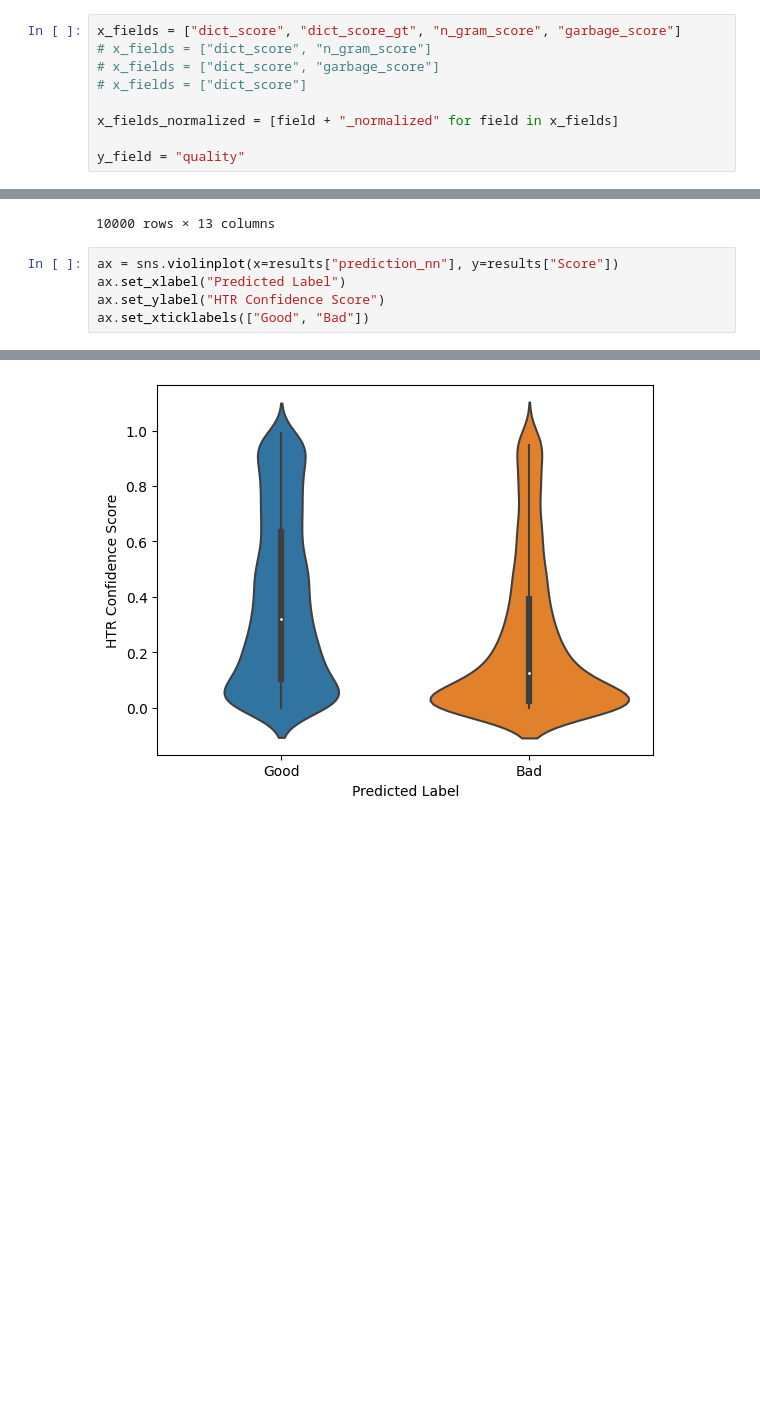
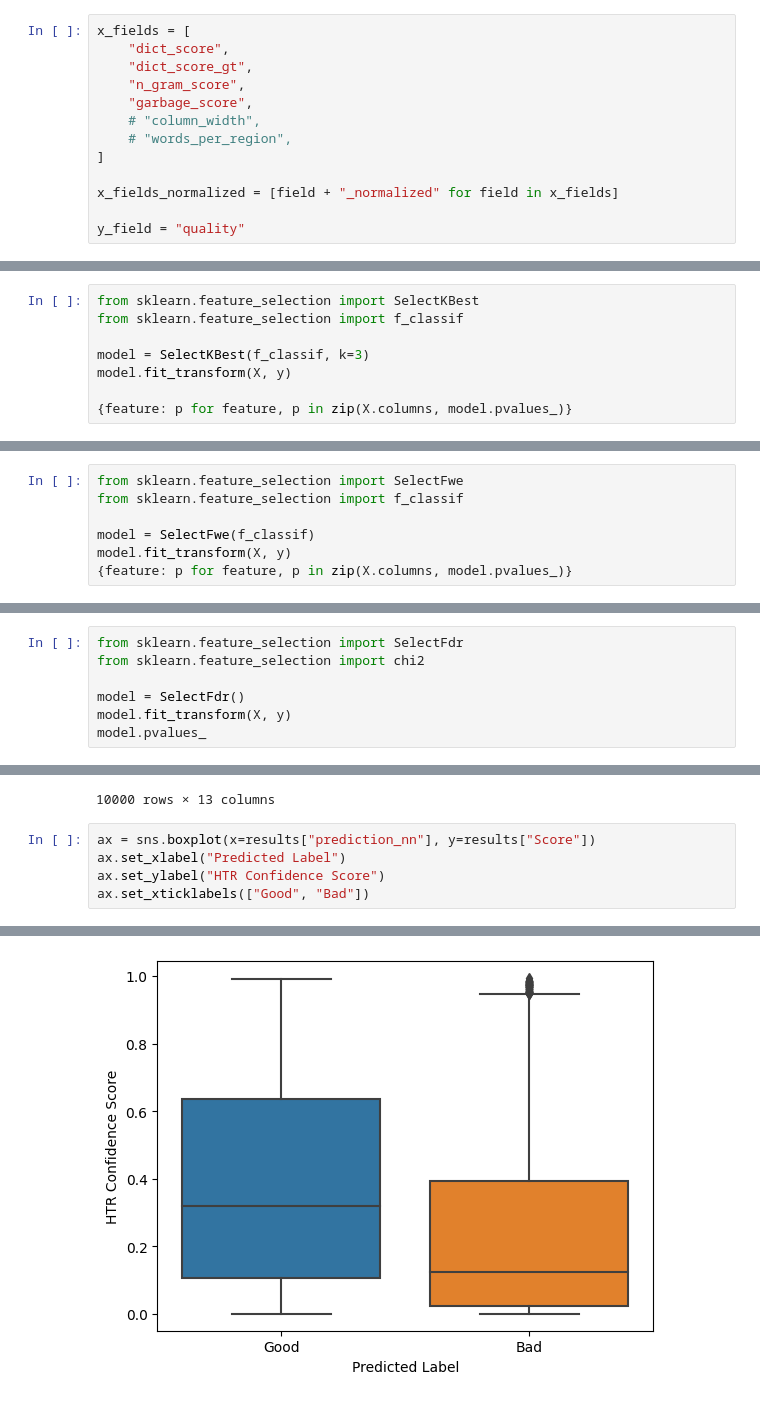
Before and after one commit to LAHTeR/nautilusocr, a Jupyter notebook: notebooks/quality.ipynb, the cells around one changed output, grey strips where cells are left out. Drawn from its saved outputs; the diff is of its cells as text; blank space fills up the shorter version.

```diff
--- a/notebooks/quality.ipynb
+++ b/notebooks/quality.ipynb
@@ -829,10 +988,14 @@ for ax in (ax1, ax2):
 # %% [markdown]
 ## Plot Features
 # %%
-x_fields = ["dict_score", "dict_score_gt", "n_gram_score", "garbage_score"]
-# x_fields = ["dict_score", "n_gram_score"]
-# x_fields = ["dict_score", "garbage_score"]
-# x_fields = ["dict_score"]
+x_fields = [
+    "dict_score",
+    "dict_score_gt",
+    "n_gram_score",
+    "garbage_score",
+    # "column_width",
+    # "words_per_region",
+]
 
 x_fields_normalized = [field + "_normalized" for field in x_fields]
 
@@ -923,0 +1106,8 @@ y = filtered[y_field]
+# %%
+from sklearn.feature_selection import SelectKBest
+from sklearn.feature_selection import f_classif
+
+model = SelectKBest(f_classif, k=3)
+model.fit_transform(X, y)
+
+{feature: p for feature, p in zip(X.columns, model.pvalues_)}
@@ -923,0 +1121,7 @@ y = filtered[y_field]
+# %%
+from sklearn.feature_selection import SelectFwe
+from sklearn.feature_selection import f_classif
+
+model = SelectFwe(f_classif)
+model.fit_transform(X, y)
+{feature: p for feature, p in zip(X.columns, model.pvalues_)}
@@ -923,0 +1135,7 @@ y = filtered[y_field]
+# %%
+from sklearn.feature_selection import SelectFdr
+from sklearn.feature_selection import chi2
+
+model = SelectFdr()
+model.fit_transform(X, y)
+model.pvalues_
@@ -1441,10 +1692,10 @@ results
 | 9999 | /data/globalise/1.04.02/2242/imag... | 0.802952 | „mijdelijk, en niet te ontleggen ... | [mijdelijk,, en, niet, te, ontleg... | 0.457143 | 0.714286 | 0.000000 | 0.000000 | ... |
 10000 rows × 13 columns
 # %%
-ax = sns.violinplot(x=results["prediction_nn"], y=results["Score"])
+ax = sns.boxplot(x=results["prediction_nn"], y=results["Score"])
 ax.set_xlabel("Predicted Label")
 ax.set_ylabel("HTR Confidence Score")
 ax.set_xticklabels(["Good", "Bad"])
 # %% [output]
 [Text(0, 0, 'Good'), Text(1, 0, 'Bad')]
-[figure, old version]
+[figure, new version]
```
Also changed, not shown: parts of 74 cells of this notebook.
